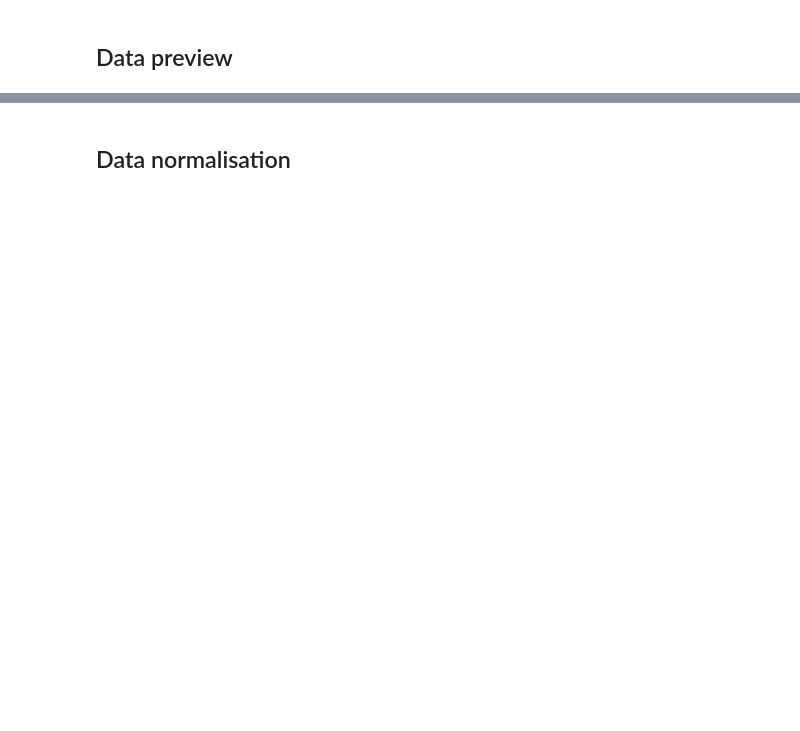
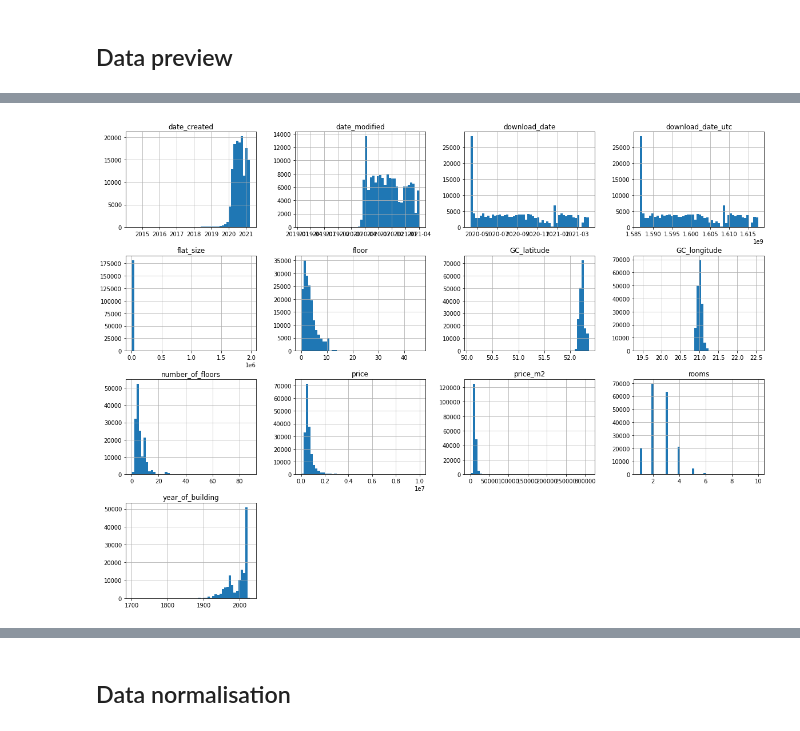
Before and after one commit to xSzpo/xFlats-kedro-mlmodel, a Jupyter notebook: notebooks/0.03 Data - primary.ipynb, the cells around one changed output, grey strips where cells are left out. Saved outputs shown, nothing was run; the diff lists cells and outputs as text; code cells hidden in the pictures; blank space fills up the shorter version.

```diff
--- a/notebooks/0.03 Data - primary.ipynb
+++ b/notebooks/0.03 Data - primary.ipynb
@@ -43,4 +65,11 @@ prediction               1.000000
 dtype: float64
+# %%
+%matplotlib inline
+import matplotlib.pyplot as plt
+df.hist(bins=50, figsize=(20,15))
+plt.show()
+# %% [output]
+[figure, added]
 # %%
 df.head(1).T
 # %% [output]
```
Also changed, not shown: parts of 25 cells of this notebook, 2 other files.
